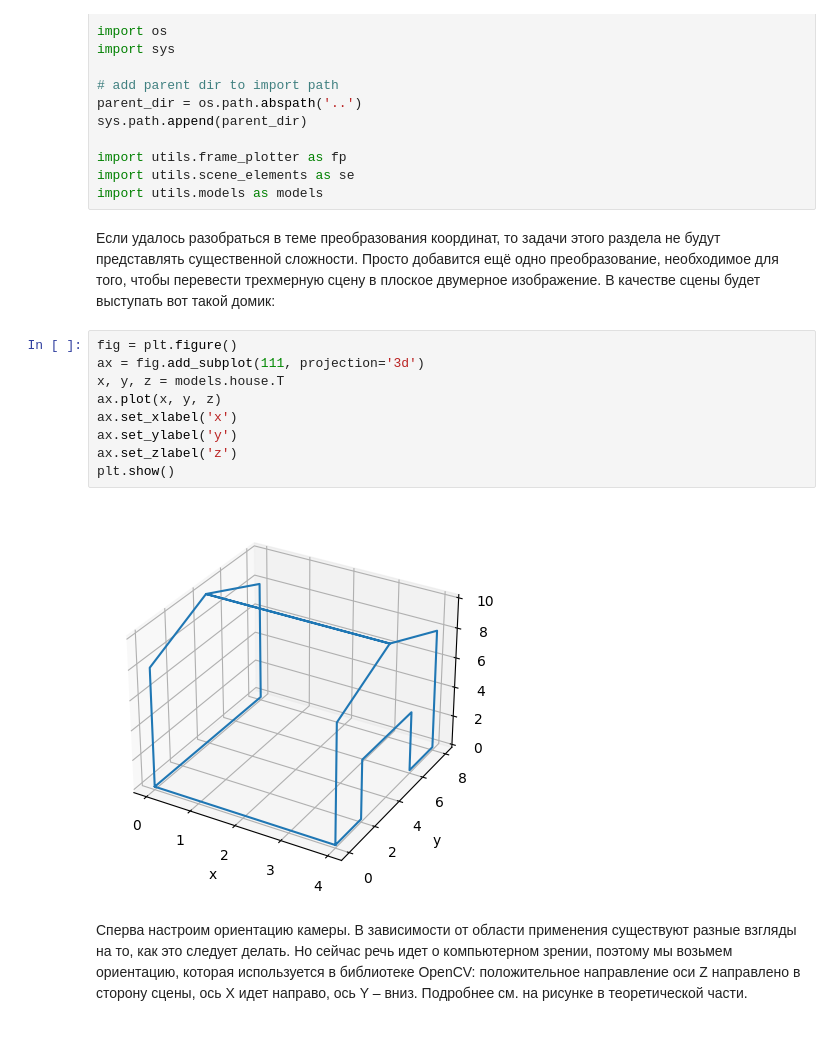
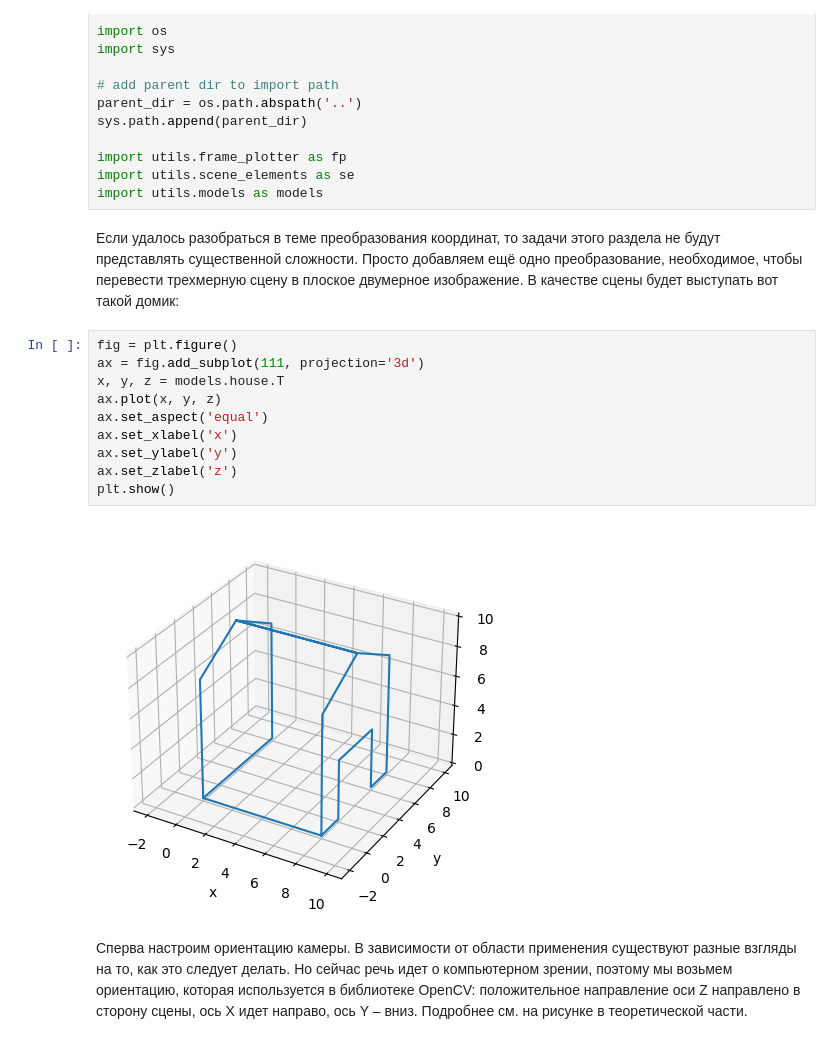
Before and after one commit to lazymanul/CV-math-vs-practice, a Jupyter notebook: cv_notes/2_camera_model.ipynb, the cells around one changed output. Saved outputs shown, nothing was run; the diff lists cells and outputs as text.

```diff
--- a/cv_notes/2_camera_model.ipynb
+++ b/cv_notes/2_camera_model.ipynb
@@ -111,17 +111,18 @@ import utils.frame_plotter as fp
 import utils.scene_elements as se
 import utils.models as models
 # %% [markdown]
-Если удалось разобраться в теме преобразования координат, то задачи этого раздела не будут представлять существенной сложности. Просто добавится ещё одно преобразование, необходимое для того, чтобы перевести трехмерную сцену в плоское двумерное изображение. В качестве сцены будет выступать вот такой домик:
+Если удалось разобраться в теме преобразования координат, то задачи этого раздела не будут представлять существенной сложности. Просто добавляем ещё одно преобразование, необходимое, чтобы перевести трехмерную сцену в плоское двумерное изображение. В качестве сцены будет выступать вот такой домик:
 # %%
 fig = plt.figure()
 ax = fig.add_subplot(111, projection='3d')
 x, y, z = models.house.T
 ax.plot(x, y, z)
+ax.set_aspect('equal')
 ax.set_xlabel('x')
 ax.set_ylabel('y')
 ax.set_zlabel('z')
 plt.show()
 # %% [output]
-[figure, old version]
+[figure, new version]
 # %% [markdown]
 Сперва настроим ориентацию камеры. В зависимости от области применения существуют разные взгляды на то, как это следует делать. Но сейчас речь идет о компьютерном зрении, поэтому мы возьмем ориентацию, которая используется в библиотеке OpenCV: положительное направление оси Z направлено в сторону сцены, ось X идет направо, ось Y &ndash; вниз. Подробнее см. на рисунке в теоретической части.
```
Also changed, not shown: parts of 14 cells of this notebook, 1 other file.
